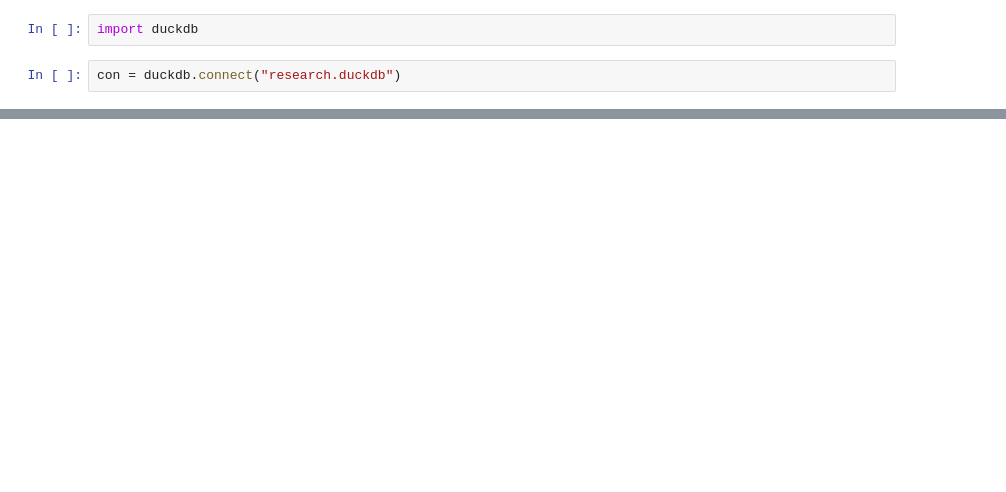
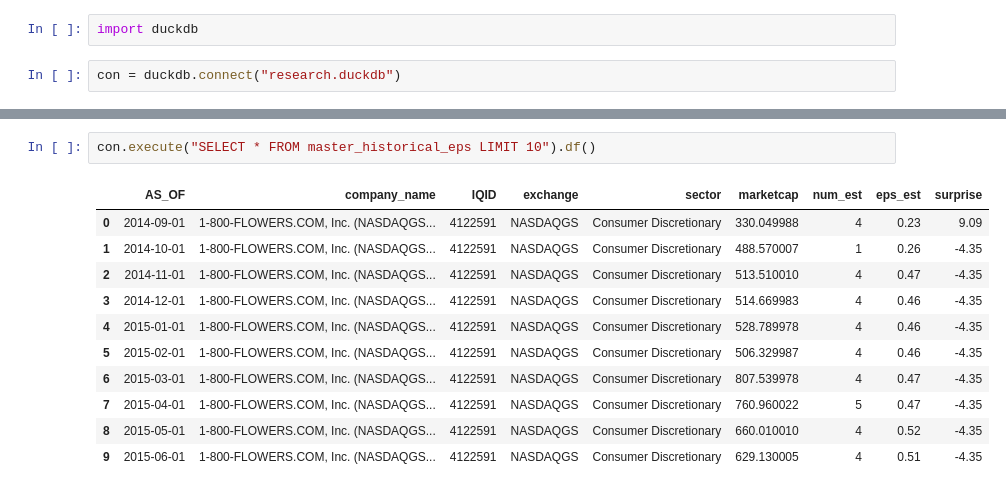
Before and after one commit to adamfowliee/FedContracts_AlgoTrading, a Jupyter notebook: database.ipynb, the cells around one changed output, grey strips where cells are left out. Saved outputs shown, nothing was run; the diff lists cells and outputs as text; blank space fills up the shorter version.

```diff
--- a/database.ipynb
+++ b/database.ipynb
@@ -26,3 +39,17 @@ con.execute("SHOW TABLES").df()
+# %%
+con.execute("SELECT * FROM master_historical_eps LIMIT 10").df()
+# %% [output]
+|  | AS_OF | company_name | IQID | exchange | sector | marketcap | num_est | eps_est | surprise |
+| 0 | 2014-09-01 | 1-800-FLOWERS.COM, Inc. (NASDAQGS... | 4122591 | NASDAQGS | Consumer Discretionary | 330.049988 | 4 | 0.23 | 9.09 |
+| 1 | 2014-10-01 | 1-800-FLOWERS.COM, Inc. (NASDAQGS... | 4122591 | NASDAQGS | Consumer Discretionary | 488.570007 | 1 | 0.26 | -4.35 |
+| 2 | 2014-11-01 | 1-800-FLOWERS.COM, Inc. (NASDAQGS... | 4122591 | NASDAQGS | Consumer Discretionary | 513.510010 | 4 | 0.47 | -4.35 |
+| 3 | 2014-12-01 | 1-800-FLOWERS.COM, Inc. (NASDAQGS... | 4122591 | NASDAQGS | Consumer Discretionary | 514.669983 | 4 | 0.46 | -4.35 |
+| 4 | 2015-01-01 | 1-800-FLOWERS.COM, Inc. (NASDAQGS... | 4122591 | NASDAQGS | Consumer Discretionary | 528.789978 | 4 | 0.46 | -4.35 |
+| 5 | 2015-02-01 | 1-800-FLOWERS.COM, Inc. (NASDAQGS... | 4122591 | NASDAQGS | Consumer Discretionary | 506.329987 | 4 | 0.46 | -4.35 |
+| 6 | 2015-03-01 | 1-800-FLOWERS.COM, Inc. (NASDAQGS... | 4122591 | NASDAQGS | Consumer Discretionary | 807.539978 | 4 | 0.47 | -4.35 |
+| 7 | 2015-04-01 | 1-800-FLOWERS.COM, Inc. (NASDAQGS... | 4122591 | NASDAQGS | Consumer Discretionary | 760.960022 | 5 | 0.47 | -4.35 |
+| 8 | 2015-05-01 | 1-800-FLOWERS.COM, Inc. (NASDAQGS... | 4122591 | NASDAQGS | Consumer Discretionary | 660.010010 | 4 | 0.52 | -4.35 |
+| 9 | 2015-06-01 | 1-800-FLOWERS.COM, Inc. (NASDAQGS... | 4122591 | NASDAQGS | Consumer Discretionary | 629.130005 | 4 | 0.51 | -4.35 |
 # %%
 
 # This is how you would add the 3 months ago eps estimate to a table.
```
Also changed, not shown: parts of 7 cells of this notebook, 1 other file.
